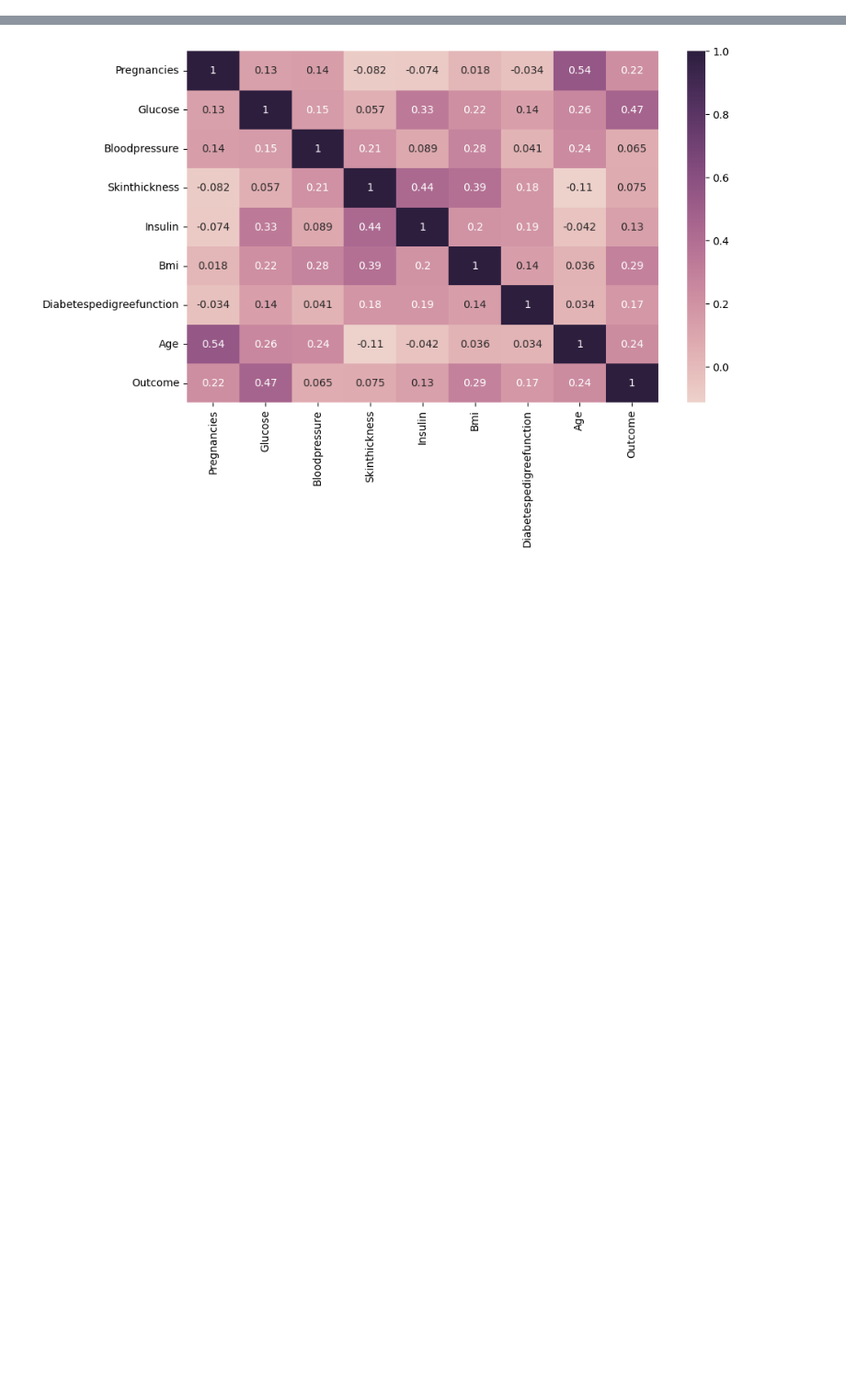
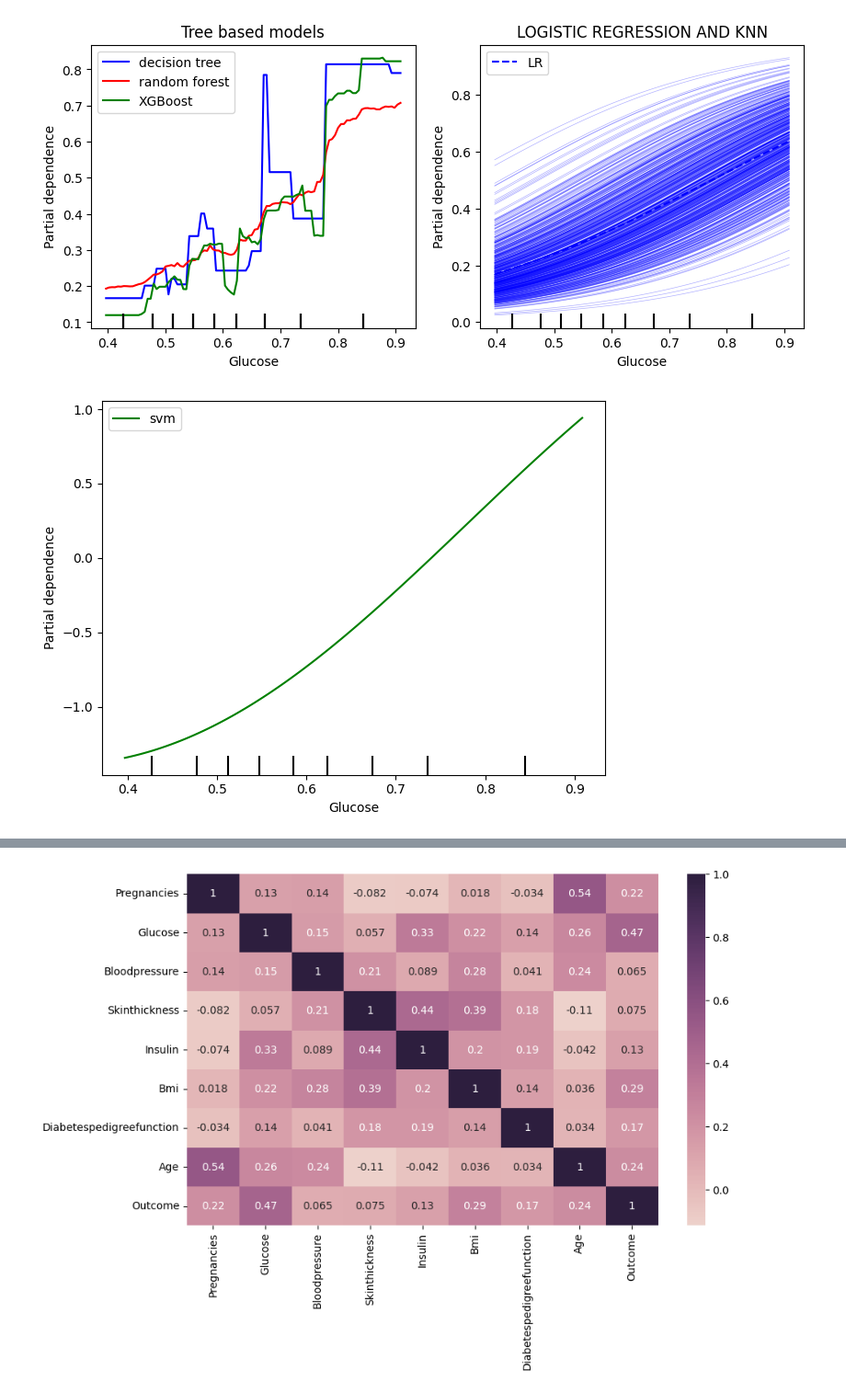
Before and after one commit to Versus-91/blackboxofmachinelearning, a Jupyter notebook: diabetes.ipynb, the cells around one changed output, grey strips where cells are left out. Shown: that part at 92% size. Cells and saved outputs as stored; diff of their text form; code cells hidden in the pictures; blank space fills up the shorter version.

```diff
--- a/diabetes.ipynb
+++ b/diabetes.ipynb
@@ -252,10 +167,0 @@ New dataset with removed outliers has 636 samples with 9 features each.
-# %%
-df_unscaled = df_clean[['Glucose','BMI','Age','DiabetesPedigreeFunction','Outcome']]
-df_imp_scaled_name = df_unscaled.columns
-df_imp_scaled = MinMaxScaler().fit_transform(df_unscaled)
-X =  df_imp_scaled[:,0:4]
-Y =  df_imp_scaled[:,4]
-X_train, X_test, y_train, y_test =train_test_split(X,Y,
-                                                   test_size=0.1,
-                                                   random_state=0,
-                                                   stratify=df_imp_scaled[:,4])
@@ -500,0 +196,44 @@ ValueError: shapes (636,4) and (636,) not aligned: 4 (dim 1) != 636 (dim 0)
+# %%
+from sklearn.inspection import PartialDependenceDisplay
+import matplotlib.pyplot as plt
+feature_names = [1]
+# Decision Tree
+
+# Generating some sample data
+x = np.linspace(0, 10, 100)
+y1_sin = np.sin(x)
+y2_sin = np.sin(x + np.pi/2)  # Second sine wave shifted by pi/2
+
+y1_cos = np.cos(x)
+y2_cos = np.cos(x + np.pi/4)  # Second cosine wave shifted by pi/4
+
+# Creating subplots side by side
+plt.figure(figsize=(10, 4))  # Adjust the figure size as needed
+
+# First subplot with two lines for sine waves
+ax = plt.subplot(1, 2, 1)  # (rows, columns, index)
+disp = PartialDependenceDisplay.from_estimator(dt_model, X_train, features=feature_names,feature_names=X.columns, ax=ax,line_kw={"color": "blue","label": "decision tree"})
+PartialDependenceDisplay.from_estimator(rf_model, X_train, features=feature_names,feature_names=X.columns, ax=disp.axes_,line_kw={"color": "red","label": "random forest"})
+PartialDependenceDisplay.from_estimator(xgb_model, X_train, features=feature_names,feature_names=X.columns, ax=disp.axes_,line_kw={"color": "green","label": "XGBoost"})
+plt.legend()  # Show legend
+plt.title('Tree based models')
+# Second subplot with two lines for cosine waves
+ax = plt.subplot(1, 2, 2)  # (rows, columns, index)
+disp = PartialDependenceDisplay.from_estimator(lr_model, X_train,kind="both", features=feature_names,feature_names=X.columns, ax=ax,line_kw={"color": "blue","label": "LR"})
+# PartialDependenceDisplay.from_estimator(knn_model, X_train, features=feature_names,feature_names=X.columns, ax=disp.axes_,line_kw={"color": "red","label": "KNN"})
+
+plt.legend()  # Show legend
+plt.title('LOGISTIC REGRESSION AND KNN')
+plt.show()
+ax = plt.subplot(1, 1, 1)  # (rows, columns, index)
+PartialDependenceDisplay.from_estimator(svm_model, X_train, features=feature_names,feature_names=X.columns, ax=ax,line_kw={"color": "green","label": "svm"})
+plt.tight_layout()  # Adjust spacing between plots for better appearance
+plt.show()
+
+ax5 = plt.subplot(1, 2, 1)  # (rows, columns, index)
+PartialDependenceDisplay.from_estimator(rf_model, X_train, features=[(3,1)],feature_names=X.columns, ax=ax5,line_kw={"color": "red","label": "random forest"})
+plt.tight_layout()  # Adjust spacing between plots for better appearance
+plt.show()
+# %% [output]
+[figure, added]
+[figure, added]
```
Also changed, not shown: parts of 11 cells of this notebook, 13 other files.
